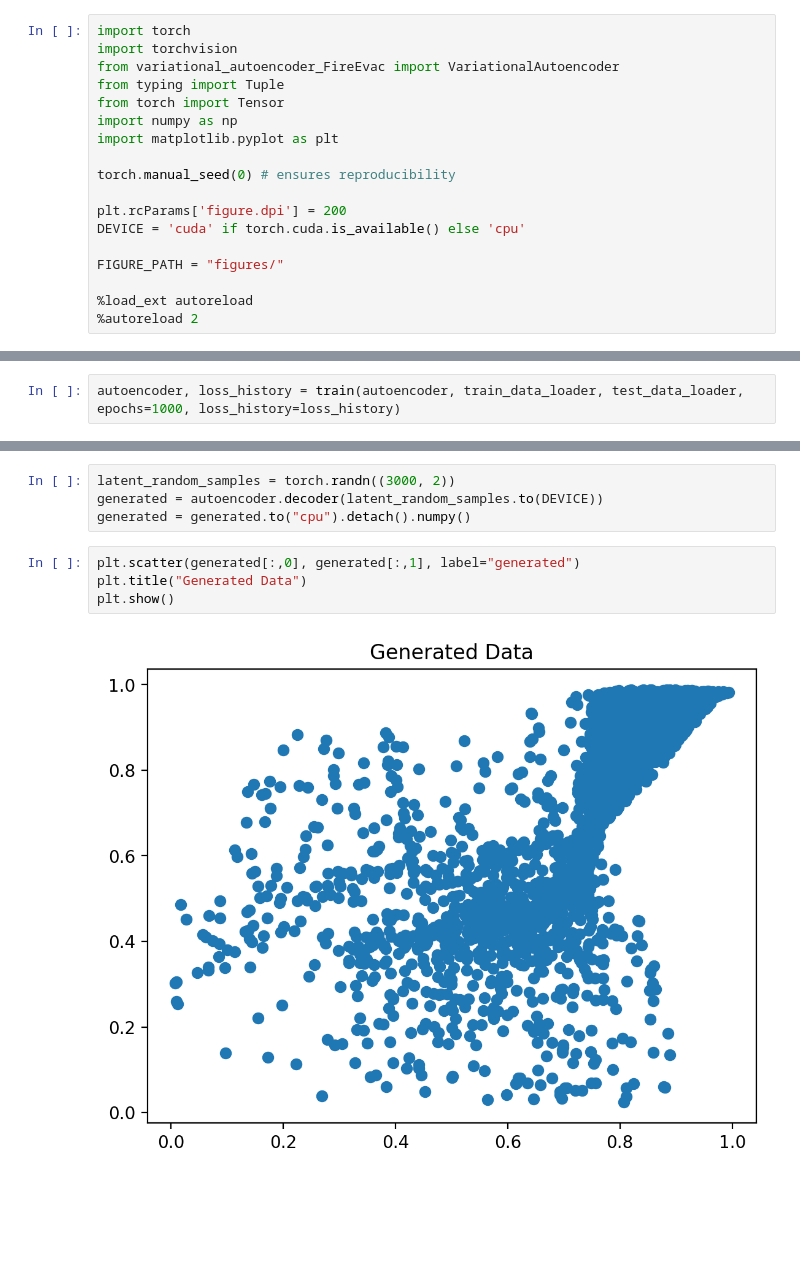
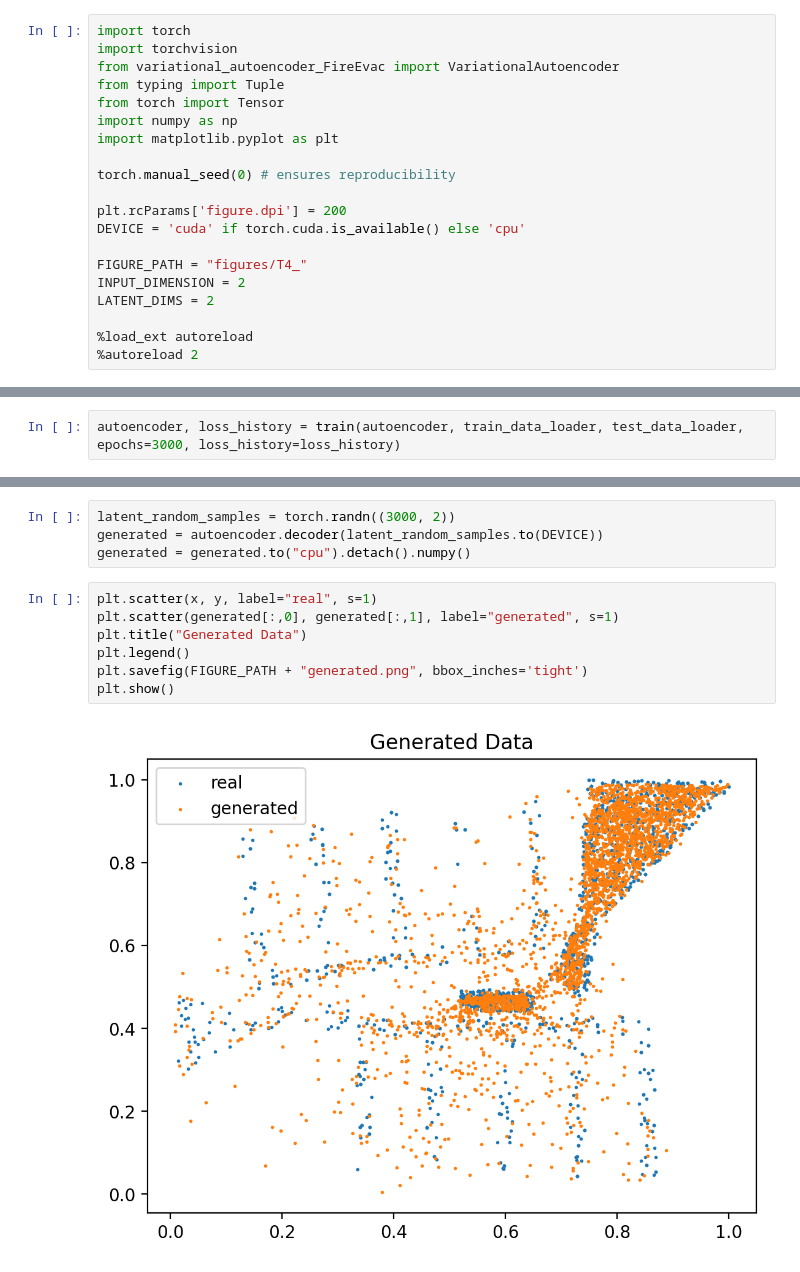
Before and after one commit to Erfan-Mashayekh/MLCMS, a Jupyter notebook: Exercise3/FireVac/FireVac.ipynb, the cells around one changed output, grey strips where cells are left out. Cells and saved outputs as stored; diff of their text form; blank space fills up the shorter version.

```diff
--- a/Exercise3/FireVac/FireVac.ipynb
+++ b/Exercise3/FireVac/FireVac.ipynb
@@ -12,7 +12,9 @@ torch.manual_seed(0) # ensures reproducibility
 plt.rcParams['figure.dpi'] = 200
 DEVICE = 'cuda' if torch.cuda.is_available() else 'cpu'
 
-FIGURE_PATH = "figures/"
+FIGURE_PATH = "figures/T4_"
+INPUT_DIMENSION = 2
+LATENT_DIMS = 2
 
 %load_ext autoreload
 %autoreload 2
@@ -98,7 +94,7 @@ def train(autoencoder: VariationalAutoencoder,
 
     return autoencoder, loss_history
 # %%
-autoencoder, loss_history = train(autoencoder, train_data_loader, test_data_loader, epochs=1000, loss_history=loss_history)
+autoencoder, loss_history = train(autoencoder, train_data_loader, test_data_loader, epochs=3000, loss_history=loss_history)
 # %%
 plt.plot(loss_history)
 # %% [output]
@@ -122,8 +119,11 @@ latent_random_samples = torch.randn((3000, 2))
 generated = autoencoder.decoder(latent_random_samples.to(DEVICE))
 generated = generated.to("cpu").detach().numpy()
 # %%
-plt.scatter(generated[:,0], generated[:,1], label="generated")
+plt.scatter(x, y, label="real", s=1)
+plt.scatter(generated[:,0], generated[:,1], label="generated", s=1)
 plt.title("Generated Data")
+plt.legend()
+plt.savefig(FIGURE_PATH + "generated.png", bbox_inches='tight')
 plt.show()
 # %% [output]
-[figure, old version]
+[figure, new version]
```
Also changed, not shown: parts of 5 cells of this notebook.
